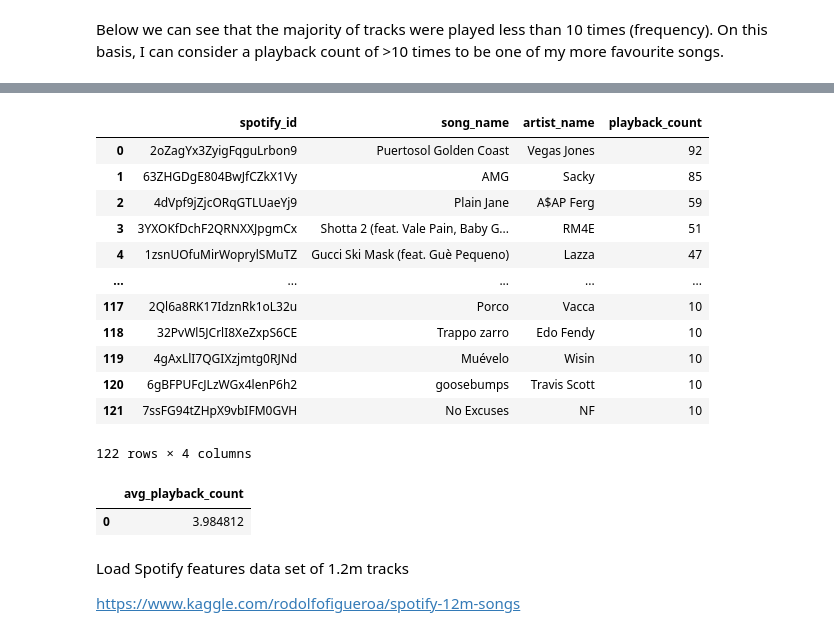
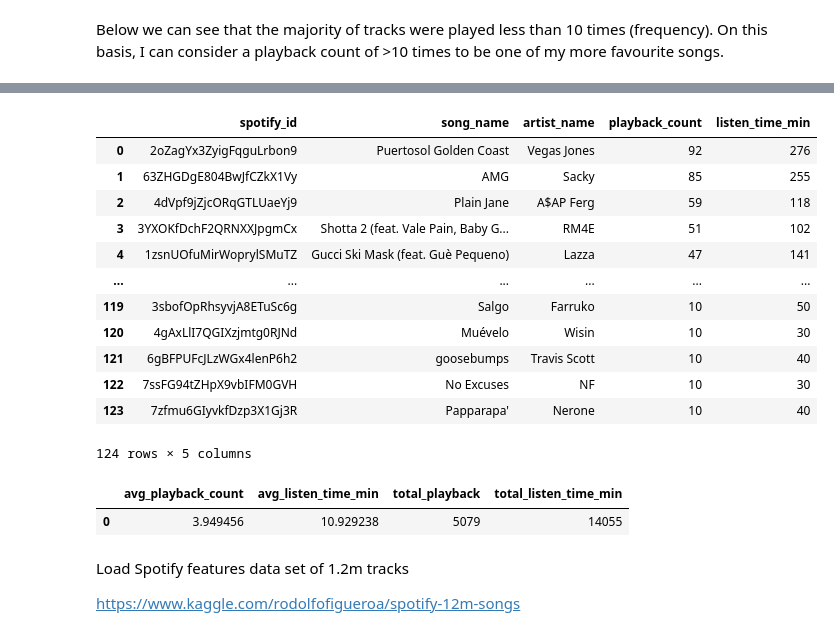
Before and after one commit to vijay-ss/spotify-recommender, a Jupyter notebook: spotify_preprocessing.ipynb, the cells around one changed output, grey strips where cells are left out. Cells and saved outputs as stored; diff of their text form; code cells hidden in the pictures.

```diff
--- a/spotify_preprocessing.ipynb
+++ b/spotify_preprocessing.ipynb
@@ -227,6 +229,8 @@ sns.heatmap(df_spotify.corr(), annot=True)
 # %% [markdown]
 Below we can see that the majority of tracks were played less than 10 times (frequency). On this basis, I can consider a playback count of >10 times to be one of my more favourite songs.
 # %%
+playback_count = df_spotify.groupby(['song_name', 'artist_name', 'spotify_id']).size().to_frame('count').sort_values(['count'], ascending=False).reset_index()
+
 sns.histplot(playback_count['count'], bins=10).set(xlim=(0,40))
 plt.xlabel('Song Playback Count')
 plt.ylabel('Count')
@@ -243,37 +247,38 @@ df_fav = df_spotify.groupby(['song_name', 'artist_name', 'spotify_id']).size().t
 df_fav = df_fav[df_fav['count'] >= 10]
 # %%
 pd.read_sql_query("""
-SELECT DISTINCT spotify_id, song_name, artist_name, Count(*) AS playback_count
+SELECT DISTINCT spotify_id, song_name, artist_name, Count(*) AS playback_count, Sum(duration_ms/60000) as listen_time_min
 FROM streaming_history
 GROUP BY 1,2,3
 HAVING playback_count >= 10
 ORDER BY playback_count DESC
 """, conn)
 # %% [output]
-|  | spotify_id | song_name | artist_name | playback_count |
-| 0 | 2oZagYx3ZyigFqguLrbon9 | Puertosol Golden Coast | Vegas Jones | 92 |
-| 1 | 63ZHGDgE804BwJfCZkX1Vy | AMG | Sacky | 85 |
-| 2 | 4dVpf9jZjcORqGTLUaeYj9 | Plain Jane | A$AP Ferg | 59 |
-| 3 | 3YXOKfDchF2QRNXXJpgmCx | Shotta 2 (feat. Vale Pain, Baby G... | RM4E | 51 |
-| 4 | 1zsnUOfuMirWoprylSMuTZ | Gucci Ski Mask (feat. Guè Pequeno) | Lazza | 47 |
-| ... | ... | ... | ... | ... |
-| 117 | 2Ql6a8RK17IdznRk1oL32u | Porco | Vacca | 10 |
-| 118 | 32PvWl5JCrlI8XeZxpS6CE | Trappo zarro | Edo Fendy | 10 |
-| 119 | 4gAxLlI7QGIXzjmtg0RJNd | Muévelo | Wisin | 10 |
-| 120 | 6gBFPUFcJLzWGx4lenP6h2 | goosebumps | Travis Scott | 10 |
-| 121 | 7ssFG94tZHpX9vbIFM0GVH | No Excuses | NF | 10 |
+|  | spotify_id | song_name | artist_name | playback_count | listen_time_min |
+| 0 | 2oZagYx3ZyigFqguLrbon9 | Puertosol Golden Coast | Vegas Jones | 92 | 276 |
+| 1 | 63ZHGDgE804BwJfCZkX1Vy | AMG | Sacky | 85 | 255 |
+| 2 | 4dVpf9jZjcORqGTLUaeYj9 | Plain Jane | A$AP Ferg | 59 | 118 |
+| 3 | 3YXOKfDchF2QRNXXJpgmCx | Shotta 2 (feat. Vale Pain, Baby G... | RM4E | 51 | 102 |
+| 4 | 1zsnUOfuMirWoprylSMuTZ | Gucci Ski Mask (feat. Guè Pequeno) | Lazza | 47 | 141 |
+| ... | ... | ... | ... | ... | ... |
+| 119 | 3sbofOpRhsyvjA8ETuSc6g | Salgo | Farruko | 10 | 50 |
+| 120 | 4gAxLlI7QGIXzjmtg0RJNd | Muévelo | Wisin | 10 | 30 |
+| 121 | 6gBFPUFcJLzWGx4lenP6h2 | goosebumps | Travis Scott | 10 | 40 |
+| 122 | 7ssFG94tZHpX9vbIFM0GVH | No Excuses | NF | 10 | 30 |
+| 123 | 7zfmu6GIyvkfDzp3X1Gj3R | Papparapa' | Nerone | 10 | 40 |
-122 rows × 4 columns
+124 rows × 5 columns
 # %%
 pd.read_sql_query("""
-select avg(playback_count) as avg_playback_count
-from (
-SELECT DISTINCT spotify_id, song_name, artist_name, Count(*) AS playback_count
+SELECT avg(playback_count) as avg_playback_count, avg(listen_time) as avg_listen_time_min
+    ,Sum(playback_count) as total_playback, Sum(listen_time) as total_listen_time_min
+FROM (
+SELECT DISTINCT spotify_id, song_name, artist_name, Count(*) AS playback_count, Sum(duration_ms/60000) as listen_time
 FROM streaming_history
 GROUP BY 1,2,3) S
 """, conn)
 # %% [output]
-|  | avg_playback_count |
-| 0 | 3.984812 |
+|  | avg_playback_count | avg_listen_time_min | total_playback | total_listen_time_min |
+| 0 | 3.949456 | 10.929238 | 5079 | 14055 |
 # %% [markdown]
 Load Spotify features data set of 1.2m tracks
 
```
Also changed, not shown: parts of 17 cells of this notebook.
